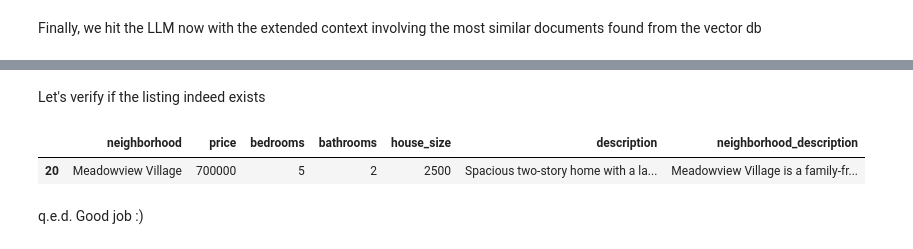
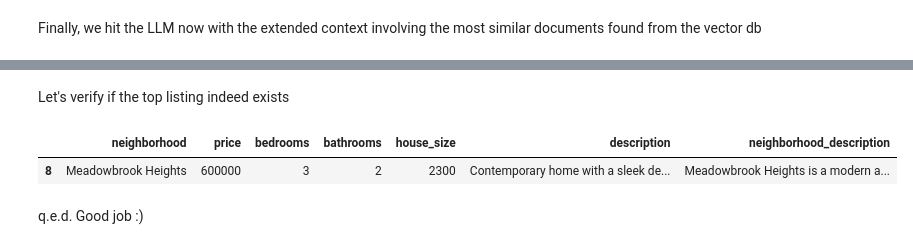
Before and after one commit to TUMAAA/udacity-nano-degree-generative-ai, a Jupyter notebook: project4_personalized_real_estate_agent/HomeMatch.ipynb, the cells around one changed output, grey strips where cells are left out. Saved outputs shown, nothing was run; the diff lists cells and outputs as text; code cells hidden in the pictures.

Commit message:
project4: HomeMatch.ipynb all works

```diff
--- a/project4_personalized_real_estate_agent/HomeMatch.ipynb
+++ b/project4_personalized_real_estate_agent/HomeMatch.ipynb
@@ -392,12 +371,12 @@ Would you like more information on this listing or are you interested in explori
 # %% [markdown]
-Let's verify if the listing indeed exists
+Let's verify if the top listing indeed exists
 # %%
 import pandas as pd
 df=pd.read_csv("listings.csv")
-filtered_df=df[df["neighborhood"]=="Meadowview Village"]
+filtered_df=df[df["neighborhood"]=="Meadowbrook Heights"]
 filtered_df.head()
 # %% [output]
 |  | neighborhood | price | bedrooms | bathrooms | house_size | description | neighborhood_description |
-| 20 | Meadowview Village | 700000 | 5 | 2 | 2500 | Spacious two-story home with a la... | Meadowview Village is a family-fr... |
+| 8 | Meadowbrook Heights | 600000 | 3 | 2 | 2300 | Contemporary home with a sleek de... | Meadowbrook Heights is a modern a... |
 # %% [markdown]
 q.e.d. Good job :)
```
Also changed, not shown: parts of 14 cells of this notebook.
